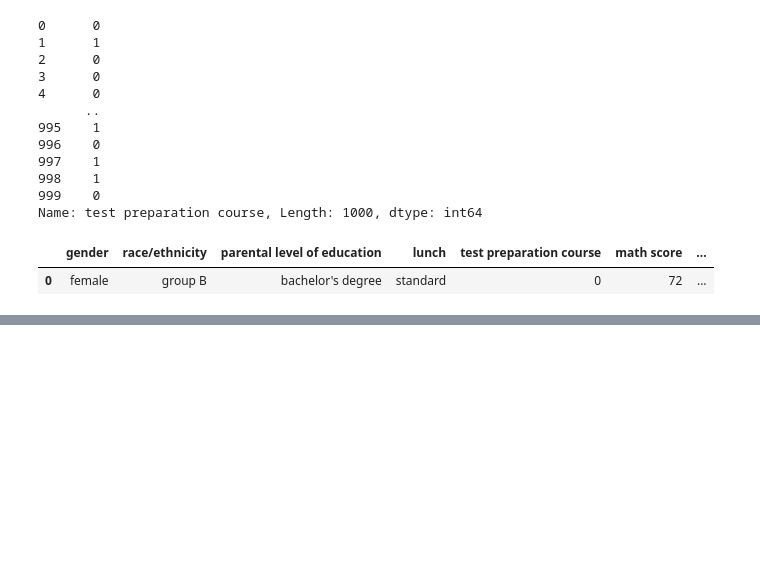
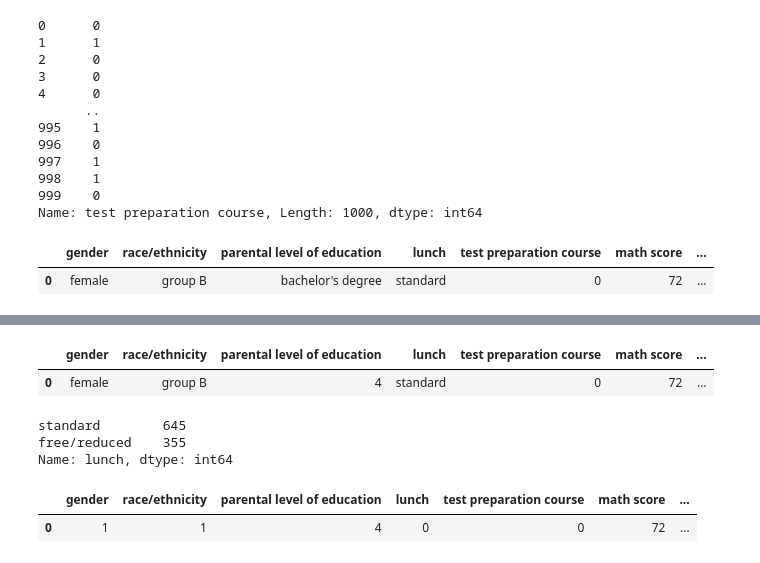
Before and after one commit to lascha212/F21DL, a Jupyter notebook: lab3.ipynb, the cells around one changed output, grey strips where cells are left out. Saved outputs shown, nothing was run; the diff lists cells and outputs as text; code cells hidden in the pictures; blank space fills up the shorter version.

```diff
--- a/lab3.ipynb
+++ b/lab3.ipynb
@@ -15,7 +15,7 @@ import urllib.request
 import matplotlib as mpl
 import matplotlib.pyplot as plt
 # %%
-sdata = pd.read_csv("datasets/StudentsPerformance.csv")
+sdata = pd.read_csv("data/StudentsPerformance.csv")
 # %%
 sdata.info()
 # %% [output]
@@ -166,0 +177,12 @@ sdata.loc[[0]]
+# %%
+sdata["parental level of education"] = sdata["parental level of education"].replace('some high school',0)
+sdata["parental level of education"] = sdata["parental level of education"].replace('high school',1)
+sdata["parental level of education"] = sdata["parental level of education"].replace('some college',2)
+sdata["parental level of education"] = sdata["parental level of education"].replace("associate's degree", 3)
+sdata["parental level of education"] = sdata["parental level of education"].replace("bachelor's degree" ,4)
+sdata["parental level of education"] = sdata["parental level of education"].replace("master's degree",5)
+# %%
+sdata.loc[[0]]
+# %% [output]
+|  | gender | race/ethnicity | parental level of education | lunch | test preparation course | math score | ... |
+| 0 | female | group B | 4 | standard | 0 | 72 | ... |
@@ -166,0 +192,6 @@ sdata.loc[[0]]
+# %%
+sdata["lunch"].value_counts()
+# %% [output]
+standard        645
+free/reduced    355
+Name: lunch, dtype: int64
@@ -166,0 +207,5 @@ sdata.loc[[0]]
+# %%
+sdata.loc[[0]]
+# %% [output]
+|  | gender | race/ethnicity | parental level of education | lunch | test preparation course | math score | ... |
+| 0 | 1 | 1 | 4 | 0 | 0 | 72 | ... |
```
Also changed, not shown: parts of 13 cells of this notebook, 3 other files.
